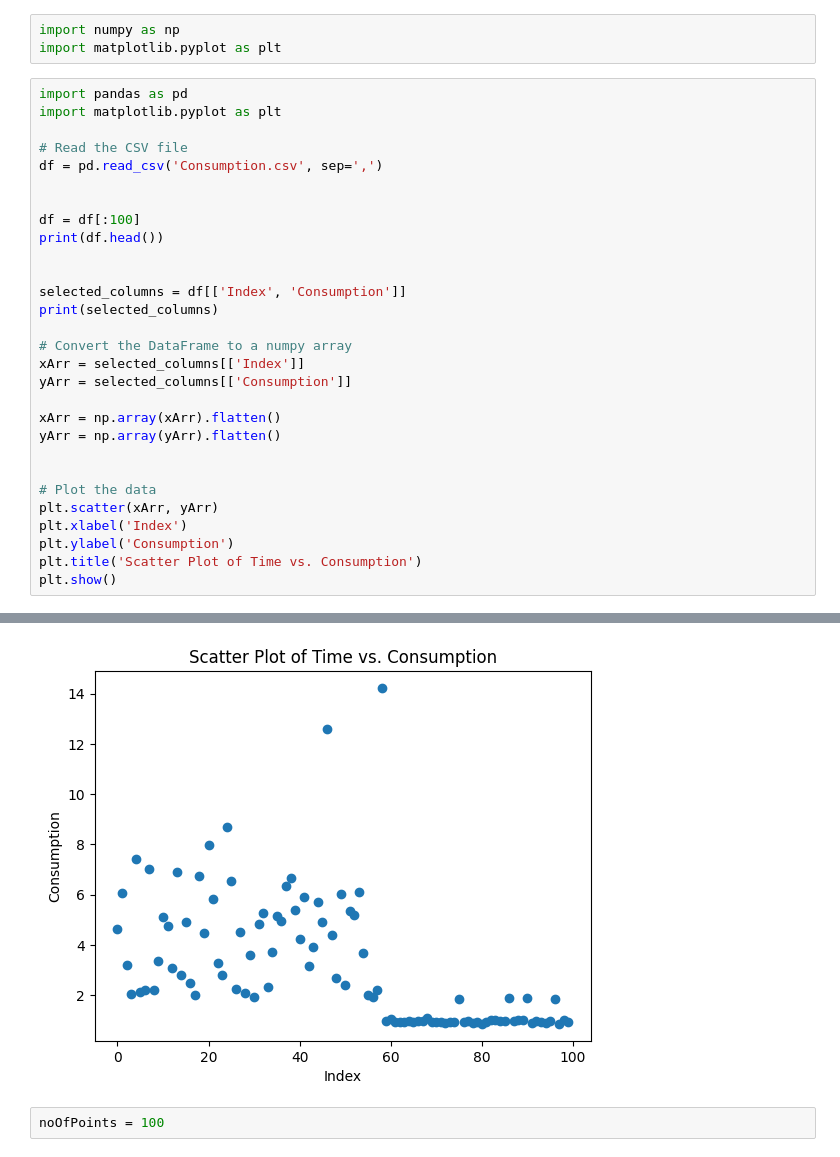
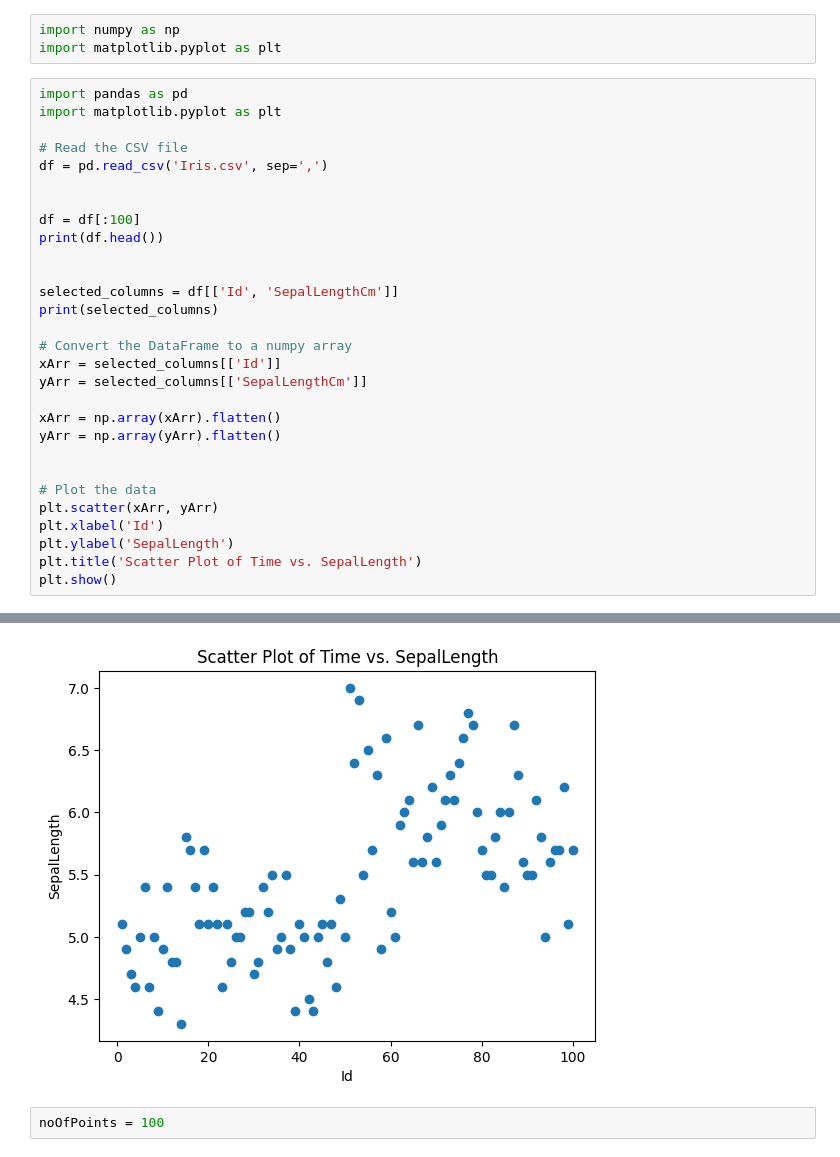
Before and after one commit to Rehannriaz/NumericalAnalysis-Splines, a Jupyter notebook: file.ipynb, the cells around one changed output, grey strips where cells are left out. Cells and saved outputs as stored; diff of their text form.

```diff
--- a/file.ipynb
+++ b/file.ipynb
@@ -6,19 +6,19 @@ import pandas as pd
 import matplotlib.pyplot as plt
 
 # Read the CSV file
-df = pd.read_csv('Consumption.csv', sep=',')
+df = pd.read_csv('Iris.csv', sep=',')
 
 
 df = df[:100]
 print(df.head())
 
 
-selected_columns = df[['Index', 'Consumption']]
+selected_columns = df[['Id', 'SepalLengthCm']]
 print(selected_columns)
 
 # Convert the DataFrame to a numpy array
-xArr = selected_columns[['Index']]
-yArr = selected_columns[['Consumption']]
+xArr = selected_columns[['Id']]
+yArr = selected_columns[['SepalLengthCm']]
 
 xArr = np.array(xArr).flatten()
 yArr = np.array(yArr).flatten()
@@ -26,8 +26,8 @@ yArr = np.array(yArr).flatten()
 
 # Plot the data
 plt.scatter(xArr, yArr)
-plt.xlabel('Index')
-plt.ylabel('Consumption')
-plt.title('Scatter Plot of Time vs. Consumption')
+plt.xlabel('Id')
+plt.ylabel('SepalLength')
+plt.title('Scatter Plot of Time vs. SepalLength')
 plt.show()
 # %% [output]
@@ -52,6 +52,6 @@ plt.show()
 
 [100 rows x 2 columns]
-[figure, old version]
+[figure, new version]
 # %%
 noOfPoints = 100
 # %%
```
Also changed, not shown: parts of 10 cells of this notebook, 1 other file.
